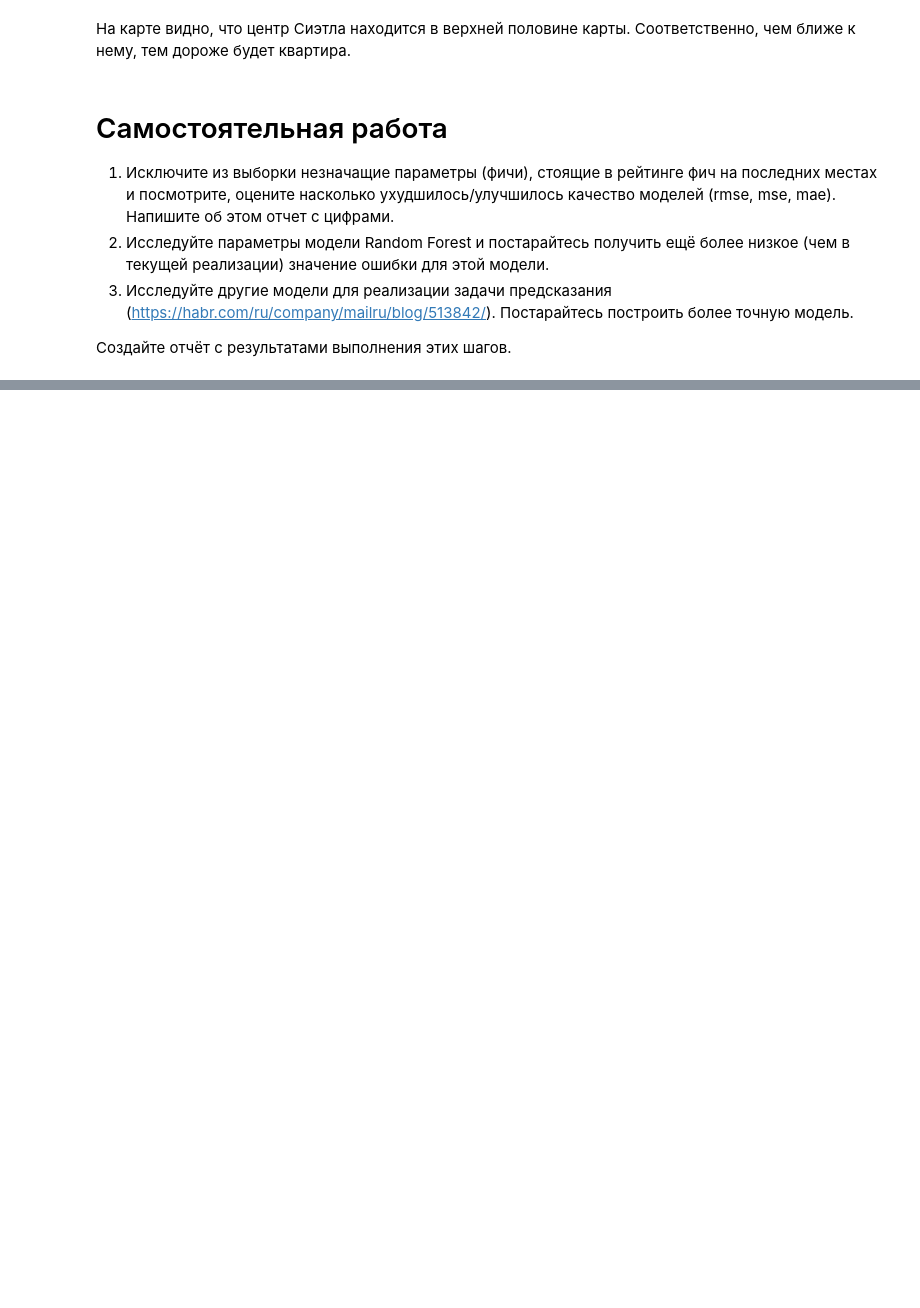
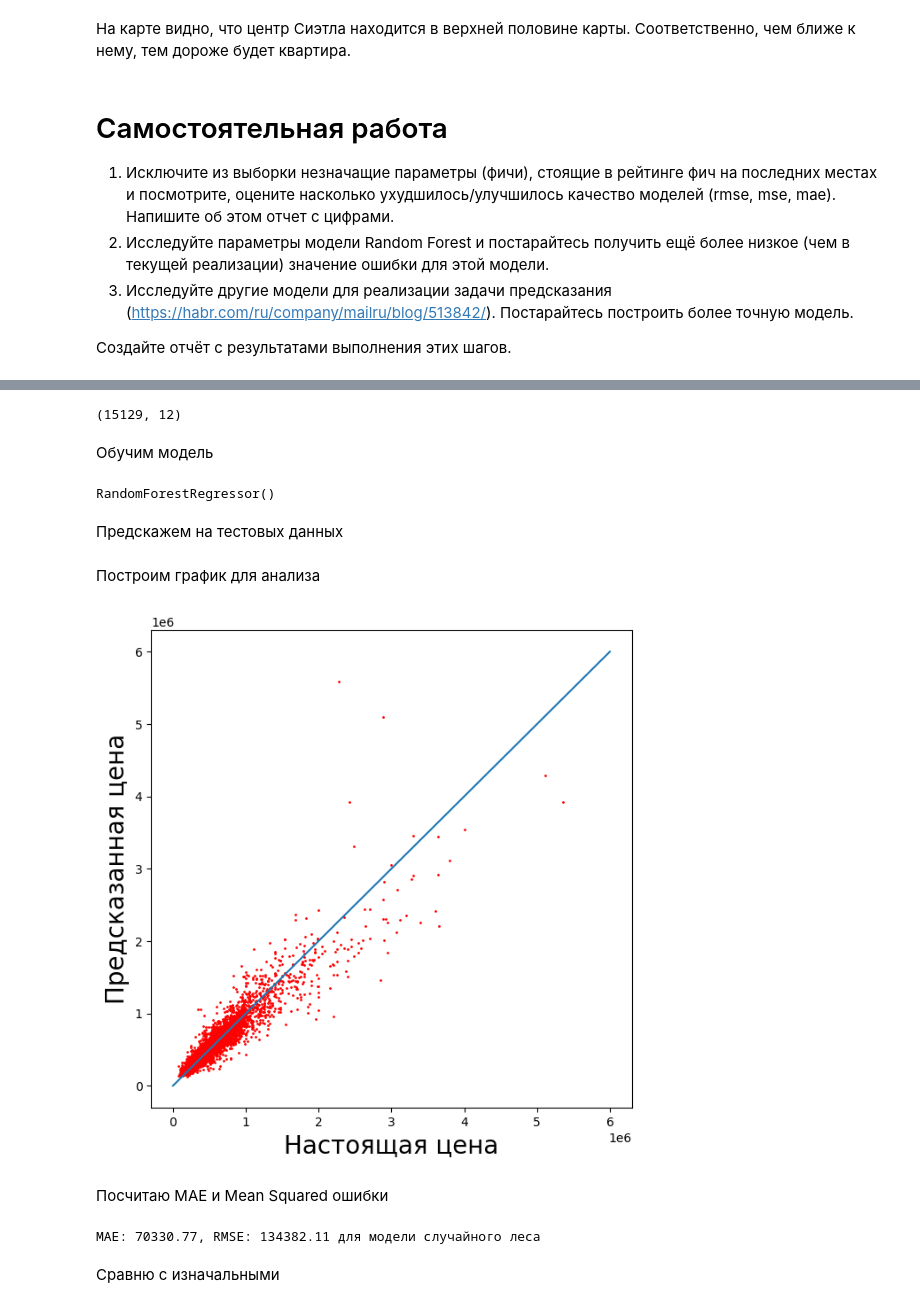
Before and after one commit to IR630/IR630.github.io, a Jupyter notebook: docs/LR-5/lab5.ipynb, the cells around one changed output, grey strips where cells are left out. Drawn from its saved outputs; the diff is of its cells as text; code cells hidden in the pictures; blank space fills up the shorter version.

```diff
--- a/docs/LR-5/lab5.ipynb
+++ b/docs/LR-5/lab5.ipynb
@@ -656,0 +734,29 @@ alt="IMAGE ALT TEXT HERE" width="360" border="0" /></a>
+# %%
+not_important = ['Количество этажей', 'Год реновации', 'Спальни']
+
+less_training_points = training_points.drop(not_important, axis=1)
+less_training_points.shape
+# %% [output]
+(15129, 12)
+# %% [markdown]
+Обучим модель
+# %%
+random_forest_model.fit(less_training_points, training_values)
+# %% [output]
+RandomForestRegressor()
+# %% [markdown]
+Предскажем на тестовых данных
+# %%
+test_less_features_random_forest = random_forest_model.predict(test_points.drop(not_important, axis=1))
+# %% [markdown]
+Построим график для анализа
+# %%
+plt.figure(figsize=(7, 7))
+plt.scatter(test_values, test_less_features_random_forest, s=1, c='r')
+plt.plot([0, 6 * 10**6], [0, 6 * 10**6])
+plt.xlabel('Настоящая цена', fontsize=20)
+plt.ylabel('Предсказанная цена', fontsize=20);
+# %% [output]
+[figure, added]
+# %% [markdown]
+Посчитаю MAE и Mean Squared ошибки
@@ -656,0 +766,8 @@ alt="IMAGE ALT TEXT HERE" width="360" border="0" /></a>
+# %%
+print("MAE: {0:7.2f}, RMSE: {1:7.2f} для модели случайного леса".format(
+       mean_absolute_error_less_random_forest_model,
+       mean_squared_error_less_random_forest_model**(1/2)))
+# %% [output]
+MAE: 70330.77, RMSE: 134382.11 для модели случайного леса
+# %% [markdown]
+Сравню с изначальными
```
Also changed, not shown: parts of 86 cells of this notebook, 19 other files.
